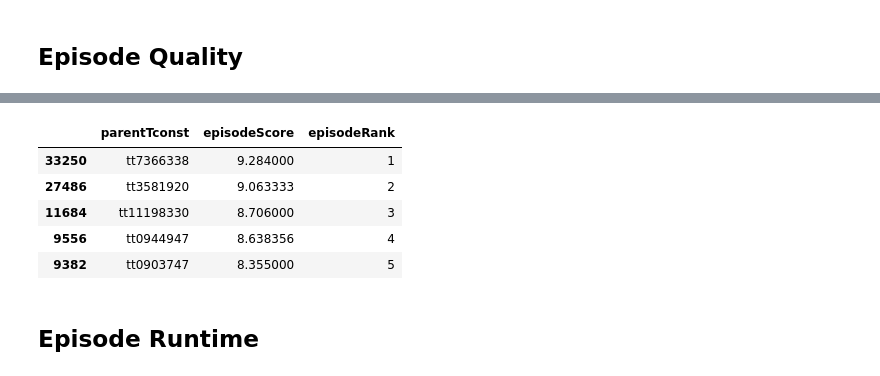
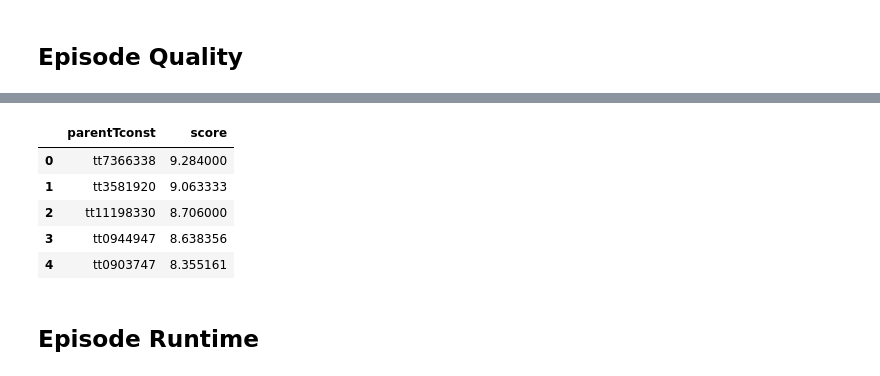
Before and after one commit to kmcsquared/WatchNext, a Jupyter notebook: Notebooks/SeriesSelector.ipynb, the cells around one changed output, grey strips where cells are left out. Drawn from its saved outputs; the diff is of its cells as text; code cells hidden in the pictures.

```diff
--- a/SeriesSelector.ipynb
+++ b/Notebooks/SeriesSelector.ipynb
@@ -141,6 +137,2 @@ df_series_score.head()
 # %% [markdown]
 ## Episode Quality
-# %%
-df_imdb_episodes['episodeScore'] = df_imdb_episodes['averageRating'] * df_imdb_episodes['numVotes']
-df_imdb_episodes = normalise_scores(df_imdb_episodes, score_col='episodeScore')
-df_imdb_episodes
@@ -160,0 +139,3 @@ df_imdb_episodes
+# %%
+df_imdb_episodes = normalise_content(df_imdb_episodes)
+df_imdb_episodes
@@ -161,18 +156,16 @@ df_imdb_episodes
 # %%
 # Group episodes by the series to which they belong and calculate their mean score
-df_episode_score = df_imdb_episodes.groupby('parentTconst').agg({'episodeScore': 'mean'})
+df_episode_score = df_imdb_episodes.groupby('parentTconst').agg({'score': 'mean'})
+df_episode_score.sort_values('score', ascending=False, inplace=True)
 df_episode_score.reset_index(inplace=True)
-
-df_episode_score['episodeRank'] = df_episode_score['episodeScore'].rank(method='min', ascending=False).astype(int)
-df_episode_score.sort_values('episodeRank', inplace=True)
 df_episode_score.head()
 # %% [output]
-|  | parentTconst | episodeScore | episodeRank |
-| 33250 | tt7366338 | 9.284000 | 1 |
-| 27486 | tt3581920 | 9.063333 | 2 |
-| 11684 | tt11198330 | 8.706000 | 3 |
-| 9556 | tt0944947 | 8.638356 | 4 |
-| 9382 | tt0903747 | 8.355000 | 5 |
+|  | parentTconst | score |
+| 0 | tt7366338 | 9.284000 |
+| 1 | tt3581920 | 9.063333 |
+| 2 | tt11198330 | 8.706000 |
+| 3 | tt0944947 | 8.638356 |
+| 4 | tt0903747 | 8.355161 |
 # %% [markdown]
 ## Episode Runtime
 # %%
```
Also changed, not shown: parts of 9 cells of this notebook, 6 other files.
